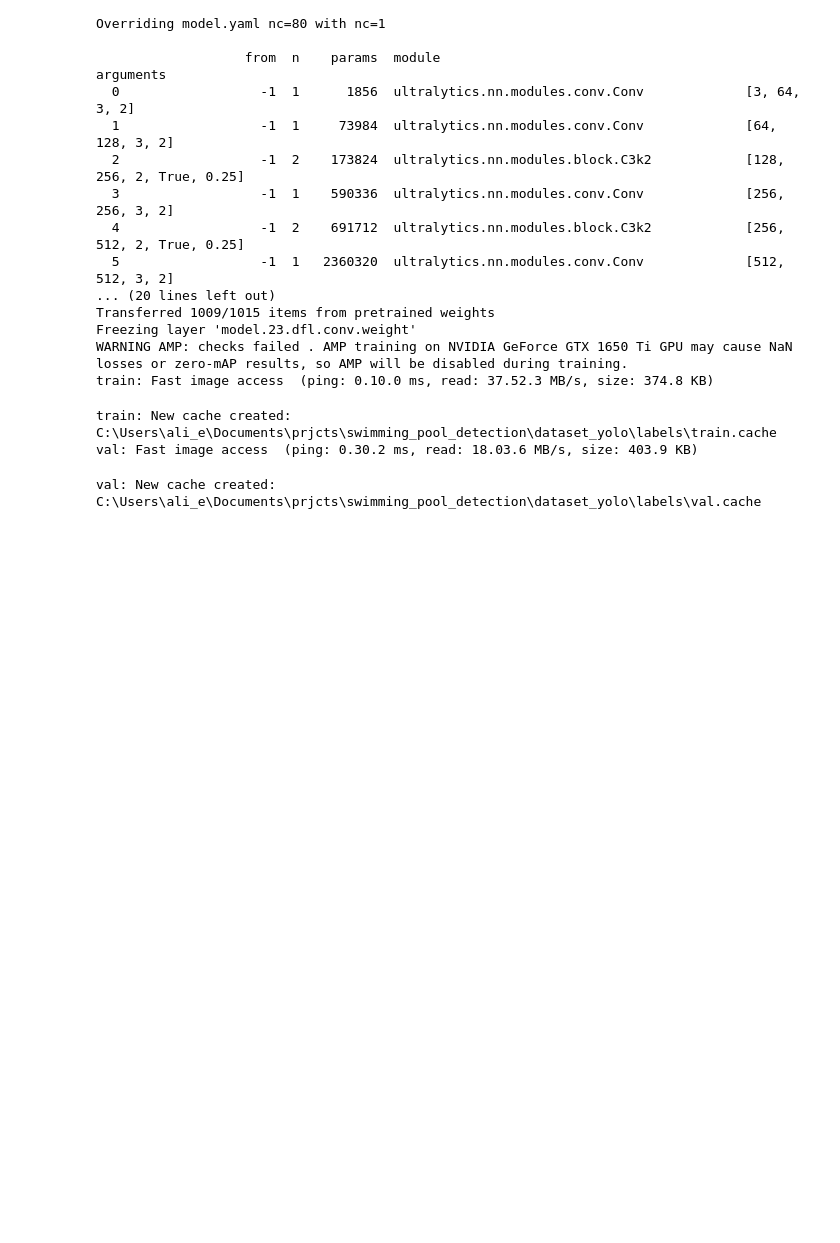
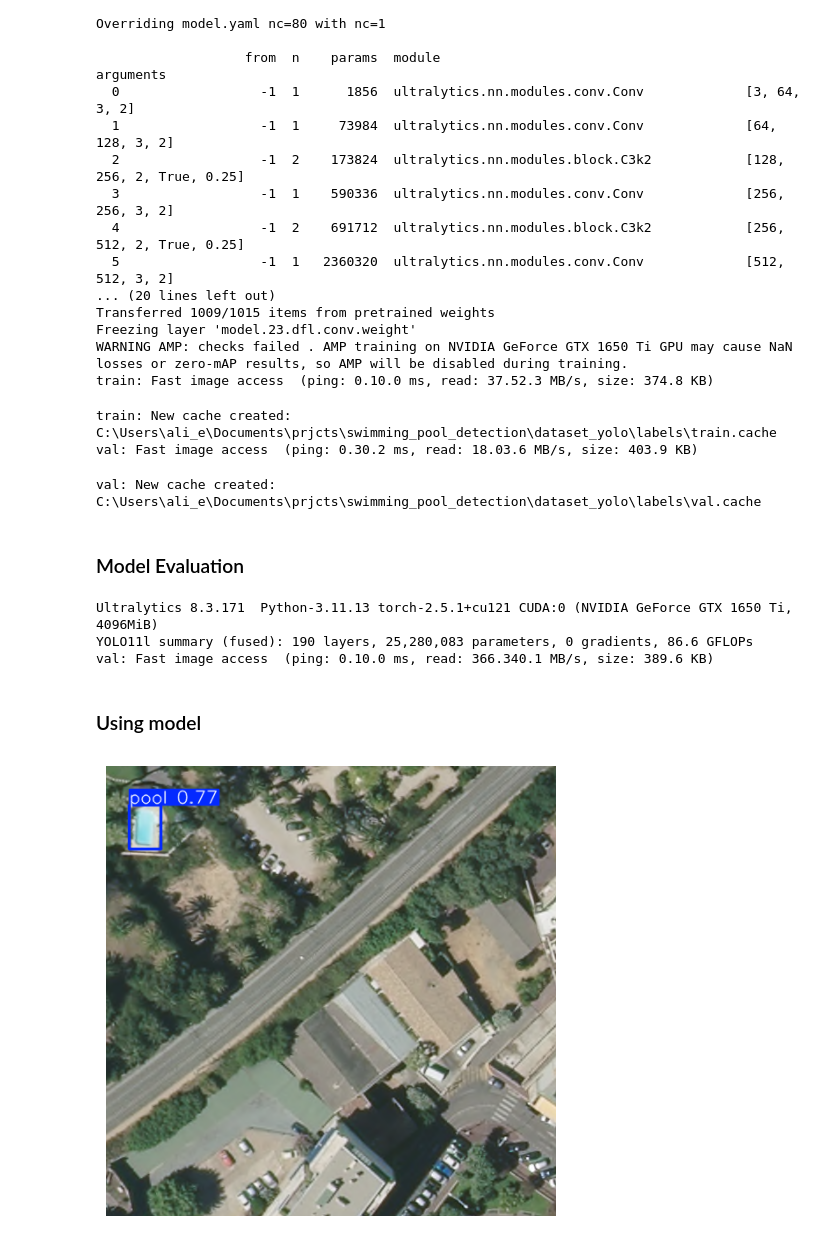
Before and after one commit to AliElOu/swimming_pool_detection, a Jupyter notebook: model_notebook.ipynb, the cells around one changed output. Drawn from its saved outputs; the diff is of its cells as text; code cells hidden in the pictures; blank space fills up the shorter version.

```diff
--- a/model_notebook.ipynb
+++ b/model_notebook.ipynb
@@ -325,3 +325,48 @@ train: Fast image access  (ping: 0.10.0 ms, read: 37.52.3 MB/s, size: 374.8 KB)
 train: New cache created: C:\Users\ali_e\Documents\prjcts\swimming_pool_detection\dataset_yolo\labels\train.cache
 val: Fast image access  (ping: 0.30.2 ms, read: 18.03.6 MB/s, size: 403.9 KB)
 val: New cache created: C:\Users\ali_e\Documents\prjcts\swimming_pool_detection\dataset_yolo\labels\val.cache
+# %% [markdown]
+### Model Evaluation
+# %%
+from ultralytics import YOLO
+model = YOLO('last.pt')
+# %%
+metrics = model.val(data='./dataset_yolo/data.yaml', split='test')
+print(f"mAP50: {metrics.box.map50}")
+print(f"mAP50-95: {metrics.box.map}")
+# %% [output]
+Ultralytics 8.3.171  Python-3.11.13 torch-2.5.1+cu121 CUDA:0 (NVIDIA GeForce GTX 1650 Ti, 4096MiB)
+YOLO11l summary (fused): 190 layers, 25,280,083 parameters, 0 gradients, 86.6 GFLOPs
+val: Fast image access  (ping: 0.10.0 ms, read: 366.340.1 MB/s, size: 389.6 KB)
+# %% [markdown]
+### Using model
+# %%
+import cv2
+from pathlib import Path
+
+import matplotlib.pyplot as plt
+
+def plot_yolo_predictions(model, image_path, conf_threshold=0.25):
+    img = cv2.imread(str(image_path))
+    if img is None:
+        print(f"Erreur: impossible de charger l'image {image_path}")
+        return
+
+    img_rgb = cv2.cvtColor(img, cv2.COLOR_BGR2RGB)
+
+    results = model.predict(source=image_path, conf=conf_threshold, verbose=False)
+
+    annotated_img = results[0].plot()
+    annotated_img_rgb = cv2.cvtColor(annotated_img, cv2.COLOR_BGR2RGB)
+
+
+    plt.imshow(annotated_img_rgb)
+    plt.axis('off')
+
+    plt.tight_layout()
+    plt.show()
+# %%
+test_image = './CANNES_TILES_512x512_PNG/CANNES_TILES_512x512.2143.png'
+plot_yolo_predictions(model, test_image, conf_threshold=0.5)
+# %% [output]
+[figure, added]
```
Also changed, not shown: parts of 1 cell of this notebook, 3 other files.
